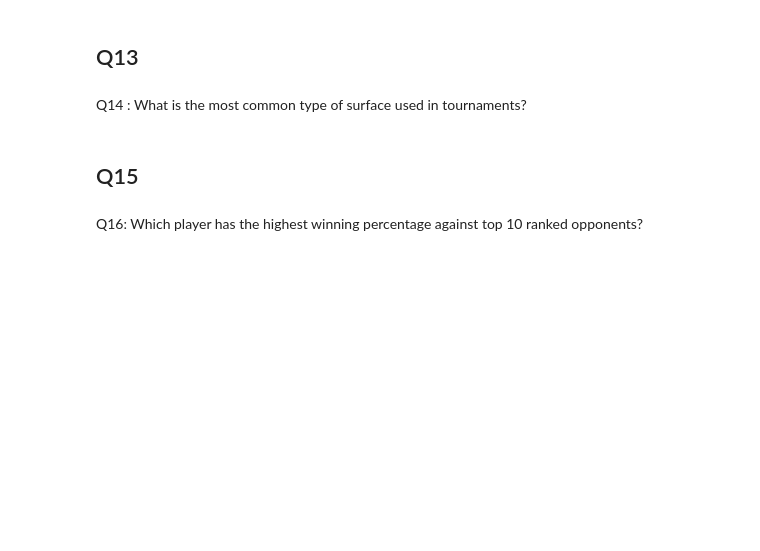
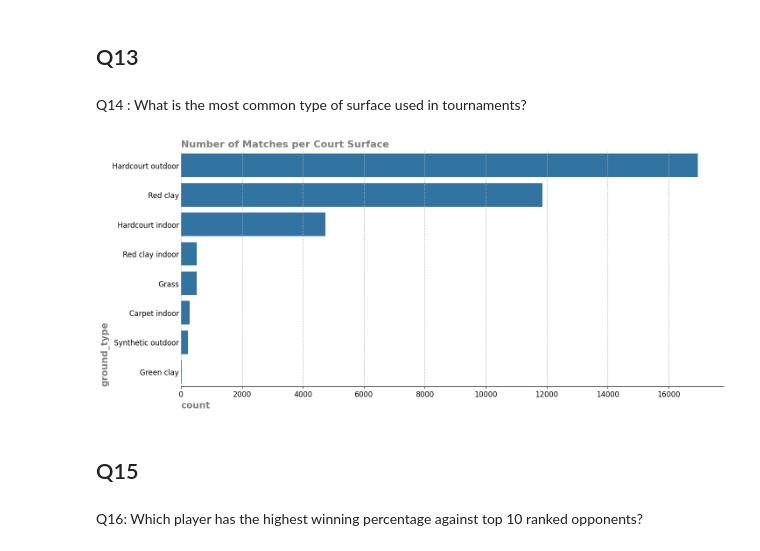
Before and after one commit to rezabaram1/TennisAnalysisProject, a Jupyter notebook: Analysis_data.ipynb, the cells around one changed output. Saved outputs shown, nothing was run; the diff lists cells and outputs as text; code cells hidden in the pictures; blank space fills up the shorter version.

Commit message:
Add horizontal bar plot showing number of matches per court surface

```diff
--- a/Analysis_data.ipynb
+++ b/Analysis_data.ipynb
@@ -347,17 +344,47 @@ Q14 : What is the most common type of surface used in tournaments?
 # %%
 # Read match_id and ground_type columns from tournament.csv to get the court surface information
 df_tournament = pd.read_csv('tennis_data/tournament.csv')[['match_id','ground_type']]
 
 # Remove rows with missing ground_type values to ensure valid surface data
 df_tournament.dropna(subset='ground_type', inplace=True)
 
 # Count how many matches were played on each ground type
 df_ground_type = df_tournament['ground_type'].value_counts().to_frame().reset_index()
 
 # Calculate the percentage of each ground type relative to total matches
 df_ground_type['Percentage'] = (df_ground_type['count'] / df_ground_type['count'].sum() * 100).round(2)
 
-df_ground_type
+# Added plot
+fig, ax =plt.subplots(figsize=(16,7))
+sns.barplot(data=df_ground_type,y='ground_type',x='count')
+
+ax.spines[['left','top','right']].set_visible(False)
+ax.set_title('Number of Matches per Court Surface',
+             loc='left',
+             weight='bold',
+             color='gray',
+             fontsize=16)
+ax.set_xlabel('count',
+              loc='left',
+              weight='bold',
+              color='gray',
+              fontsize=15)
+
+ax.set_ylabel('ground_type',
+              loc='bottom',
+              weight='bold',
+              color='gray',
+              fontsize=15)
+
+ax.tick_params(axis='y',labelsize='large')
+ax.tick_params(axis='x',labelsize='large')
+
+ax.tick_params(axis='y',which='major',length=0)
+ax.grid(axis='x',linestyle='dashed')
+
+plt.show()
+# %% [output]
+[figure, added]
 # %% [markdown]
 ## Q15
 # %%
```
Also changed, not shown: parts of 1 cell of this notebook.
